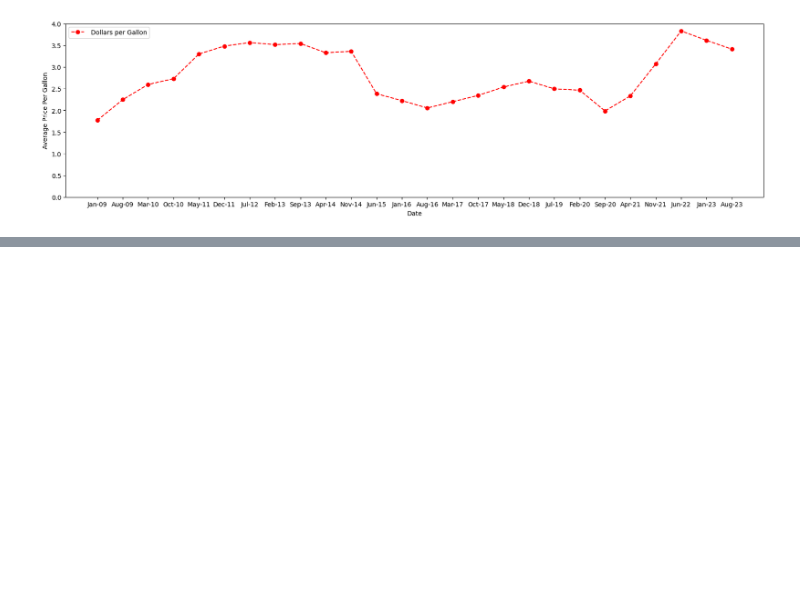
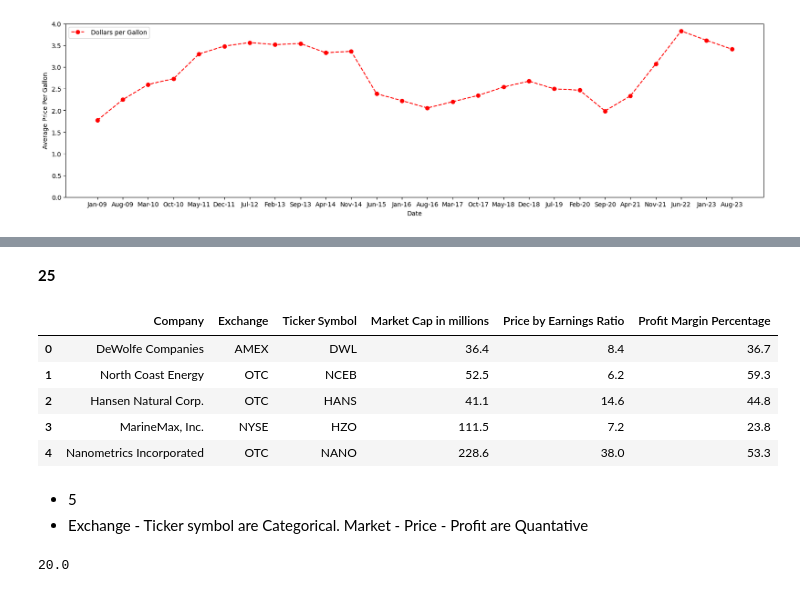
Before and after one commit to zenbaei/Data_Stats_Practice, a Jupyter notebook: Statistics_4_Business_Solutions.ipynb, the cells around one changed output, grey strips where cells are left out. Cells and saved outputs as stored; diff of their text form; code cells hidden in the pictures; blank space fills up the shorter version.

```diff
--- a/Statistics_4_Business_Solutions.ipynb
+++ b/Statistics_4_Business_Solutions.ipynb
@@ -293,0 +340,16 @@ ax.xaxis.set_major_formatter(mdates.DateFormatter('%b-%Y'))
+# %% [markdown]
+**25**
+# %%
+shadow = pd.read_excel('/home/zenbaei/Documents/Data_Statstics_Solutions_Notebooks/Shadow_Stocks.xls')
+shadow['Exchange'] = shadow['Exchange'].str.strip()
+shadow.head()
+# %% [output]
+|  | Company | Exchange | Ticker Symbol | Market Cap in millions | Price by Earnings Ratio | Profit Margin Percentage |
+| 0 | DeWolfe Companies | AMEX | DWL | 36.4 | 8.4 | 36.7 |
+| 1 | North Coast Energy | OTC | NCEB | 52.5 | 6.2 | 59.3 |
+| 2 | Hansen Natural Corp. | OTC | HANS | 41.1 | 14.6 | 44.8 |
+| 3 | MarineMax, Inc. | NYSE | HZO | 111.5 | 7.2 | 23.8 |
+| 4 | Nanometrics Incorporated | OTC | NANO | 228.6 | 38.0 | 53.3 |
+# %% [markdown]
+- 5
+- Exchange - Ticker symbol are Categorical. Market - Price - Profit are Quantative
@@ -293,0 +360,4 @@ ax.xaxis.set_major_formatter(mdates.DateFormatter('%b-%Y'))
+# %%
+(len(shadow[shadow['Exchange'] == 'AMEX']) / len(shadow) ) * 100
+# %% [output]
+20.0
```
Also changed, not shown: parts of 21 cells of this notebook, 1 other file.
